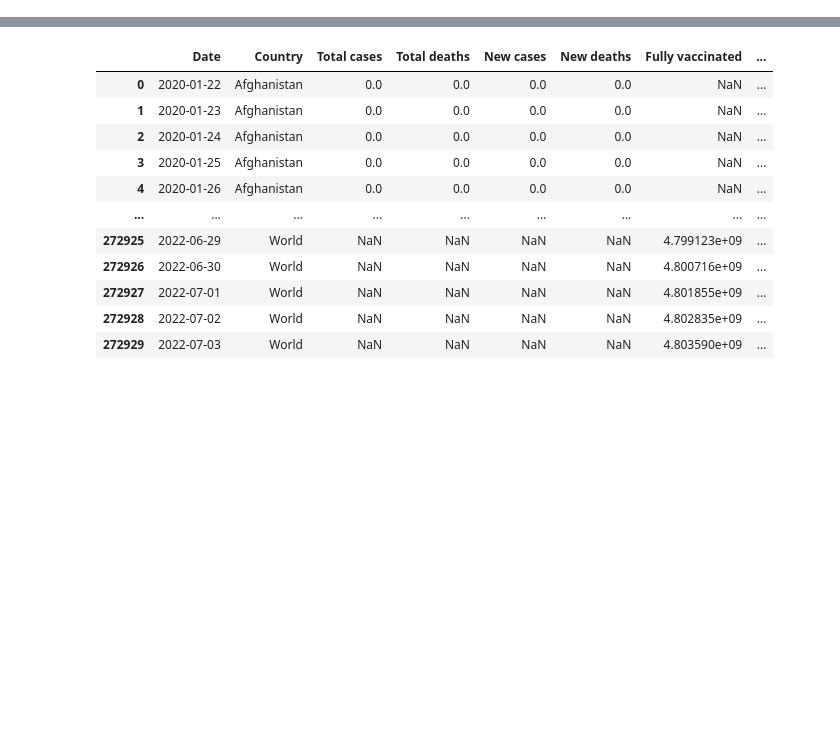
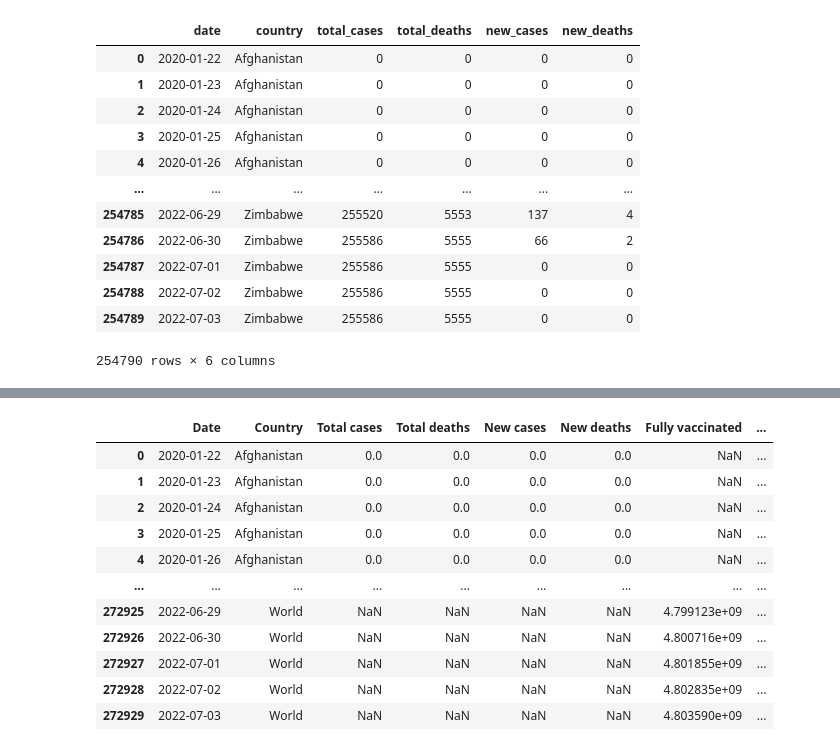
Before and after one commit to Akashkunwar/dscodes, a Jupyter notebook: cases_vaccination.ipynb, the cells around one changed output, grey strips where cells are left out. Saved outputs shown, nothing was run; the diff lists cells and outputs as text; code cells hidden in the pictures; blank space fills up the shorter version.

```diff
--- a/cases_vaccination.ipynb
+++ b/cases_vaccination.ipynb
@@ -103,6 +103,22 @@ covid_df = covid_df.drop(['Province', 'Lat', 'Long', 'Total recovered', 'New rec
 
 # Reseting jumbled index in order
 covid_df = covid_df.reset_index(drop=True)
+# %%
+covid_df
+# %% [output]
+|  | date | country | total_cases | total_deaths | new_cases | new_deaths |
+| 0 | 2020-01-22 | Afghanistan | 0 | 0 | 0 | 0 |
+| 1 | 2020-01-23 | Afghanistan | 0 | 0 | 0 | 0 |
+| 2 | 2020-01-24 | Afghanistan | 0 | 0 | 0 | 0 |
+| 3 | 2020-01-25 | Afghanistan | 0 | 0 | 0 | 0 |
+| 4 | 2020-01-26 | Afghanistan | 0 | 0 | 0 | 0 |
+| ... | ... | ... | ... | ... | ... | ... |
+| 254785 | 2022-06-29 | Zimbabwe | 255520 | 5553 | 137 | 4 |
+| 254786 | 2022-06-30 | Zimbabwe | 255586 | 5555 | 66 | 2 |
+| 254787 | 2022-07-01 | Zimbabwe | 255586 | 5555 | 0 | 0 |
+| 254788 | 2022-07-02 | Zimbabwe | 255586 | 5555 | 0 | 0 |
+| 254789 | 2022-07-03 | Zimbabwe | 255586 | 5555 | 0 | 0 |
+254790 rows × 6 columns
 # %%
 ###VACCINE DATA
 ## Retreving Data
```
Also changed, not shown: parts of 6 cells of this notebook.
